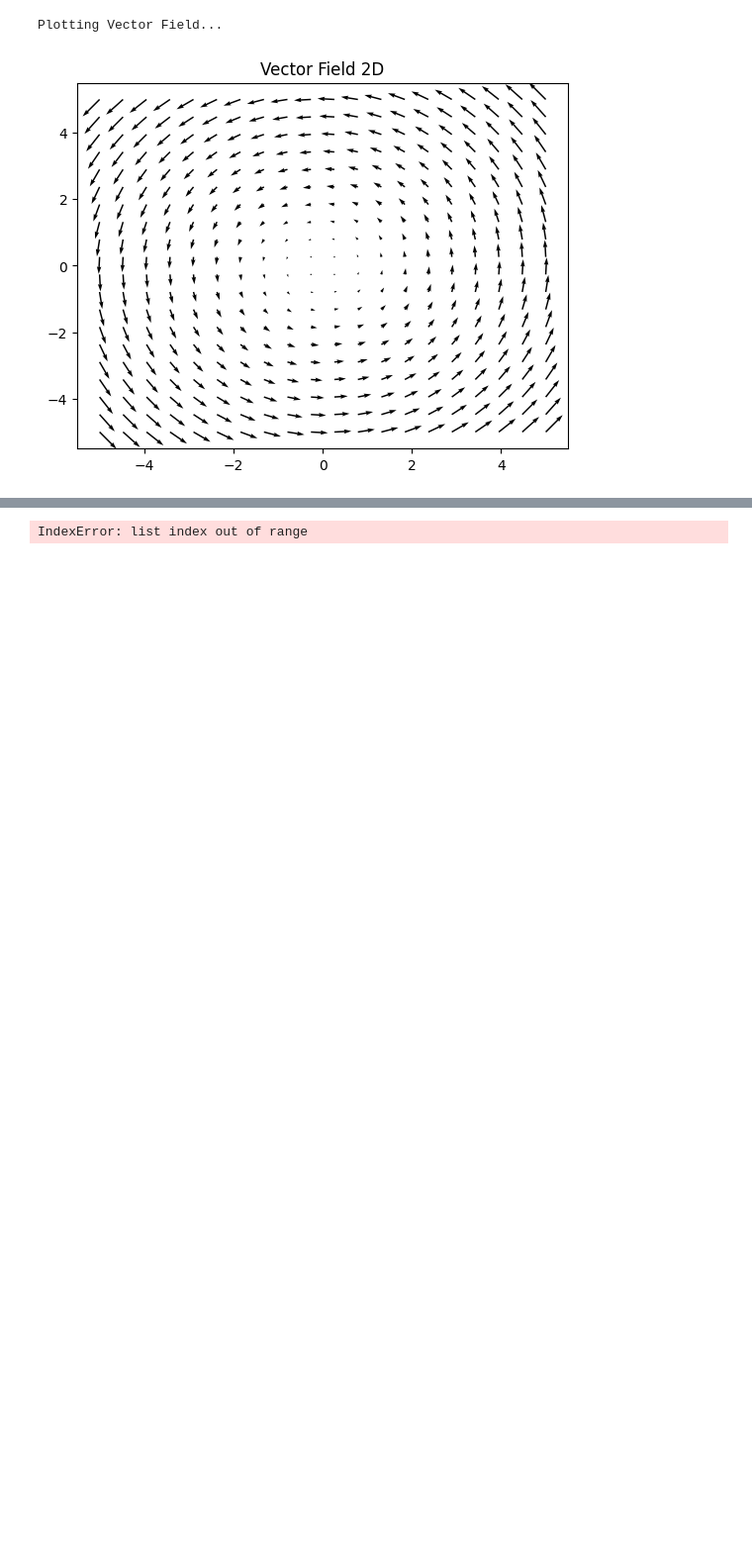
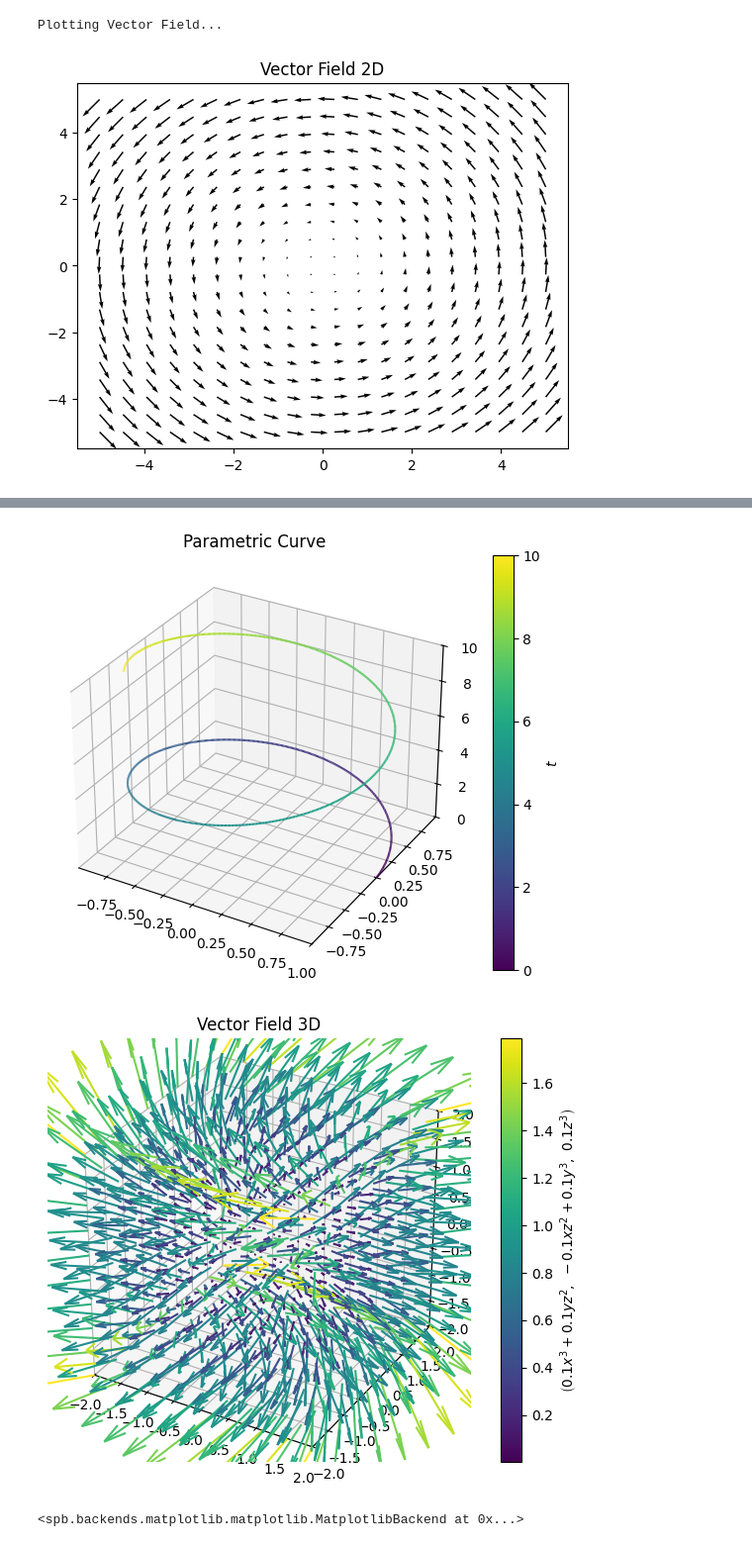
Before and after one commit to Anastasios3/Mathematics_DTU, a Jupyter notebook: week01_Math1b/exercise_5.ipynb, the cells around one changed output, grey strips where cells are left out. Shown at 99% size. Saved outputs shown, nothing was run; the diff lists cells and outputs as text; code cells hidden in the pictures; blank space fills up the shorter version.

```diff
--- a/week01_Math1b/exercise_5.ipynb
+++ b/week01_Math1b/exercise_5.ipynb
@@ -87,8 +89,26 @@ ValueError: expecting list of lists
 # %%
-# Function: r(t) = (cos(t), sin(t), t)
-r = Matrix([cos(t), sin(t), t])
+from dtumathtools import *
+from sympy import *
+init_printing()
 
-# Visualization: Parametric Line
-dtuplot.plot3d_parametric_line(r, (t, 0, 10), title="Parametric Curve")
+# Define variables
+x, y, z, t = symbols('x y z t')
+
+# --- 1. Parametric Curve (Fix: Pass x, y, z separately) ---
+# Do not use Matrix([...]) here.
+# Syntax: plot3d_parametric_line(x_expr, y_expr, z_expr, range, ...)
+dtuplot.plot3d_parametric_line(cos(t), sin(t), t, (t, 0, 10), title="Parametric Curve")
+
+# --- 2. Vector Field 3D (Fix: Use Python List) ---
+# Do not use Matrix([...]). Use a simple list [u, v, w].
+u = x**3 + y*z**2
+v = y**3 - x*z**2
+w = z**3
+
+# Plot vector field defined by list [u, v, w]
+# Scaled by 0.1 as requested
+dtuplot.plot_vector([0.1*u, 0.1*v, 0.1*w], (x, -2, 2), (y, -2, 2), (z, -2, 2), title="Vector Field 3D")
 # %% [output]
+[figure, added]
+[figure, added]
-IndexError: list index out of range
+<spb.backends.matplotlib.matplotlib.MatplotlibBackend at 0x...>
```
Also changed, not shown: parts of 1 cell of this notebook, 1 other file.
